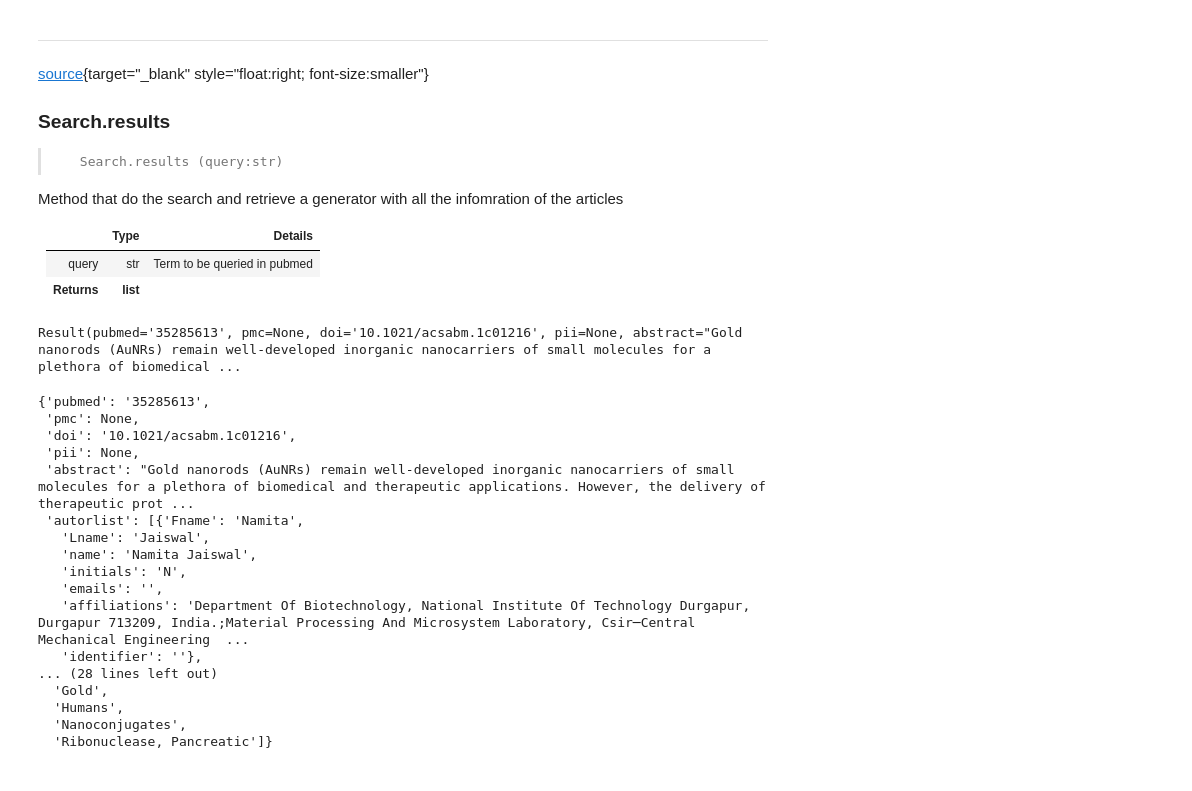
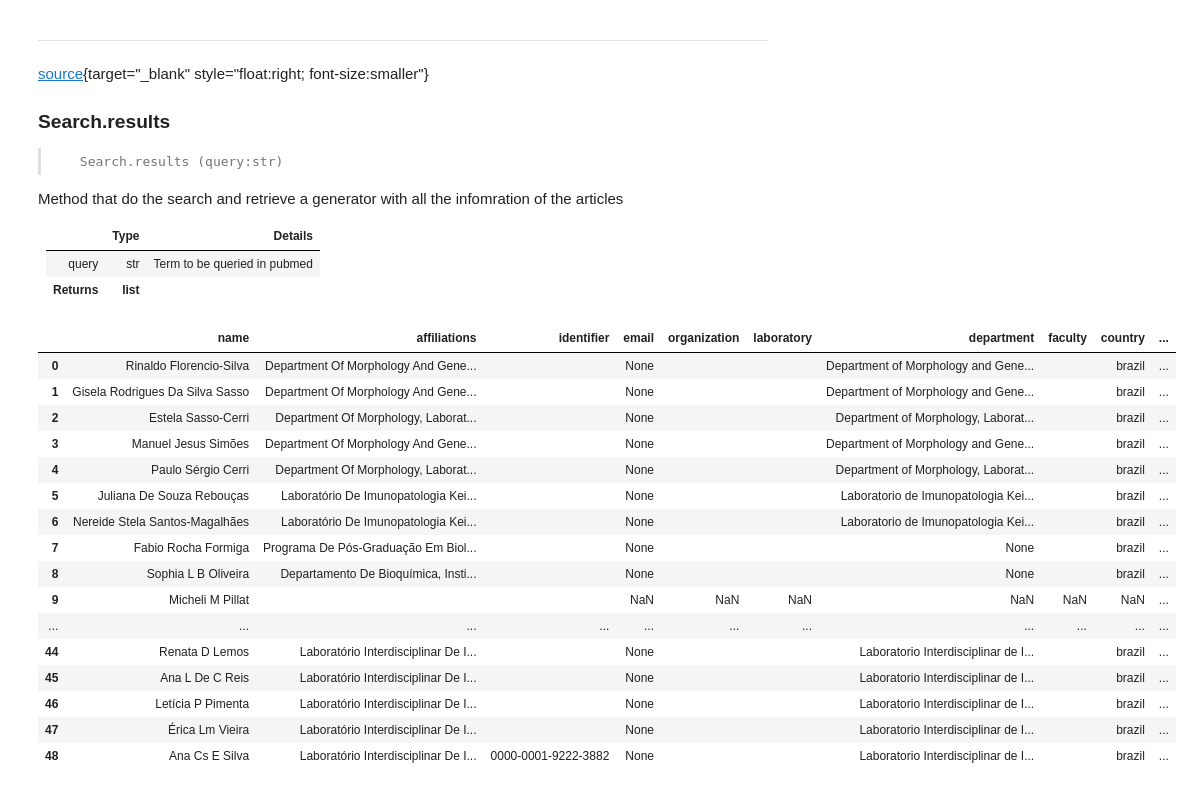
Before and after one commit to Dmaturana81/pubmed_lib, a Jupyter notebook: _proc/index.ipynb, the cells around one changed output. Saved outputs shown, nothing was run; the diff lists cells and outputs as text; code cells hidden in the pictures.

```diff
--- a/_proc/index.ipynb
+++ b/_proc/index.ipynb
@@ -127,24 +114,24 @@ res = list(results)
-# %%
-res[0]
-# %% [output]
-Result(pubmed='35285613', pmc=None, doi='10.1021/acsabm.1c01216', pii=None, abstract="Gold nanorods (AuNRs) remain well-developed inorganic nanocarriers of small molecules for a plethora of biomedical ...
-# %%
-res[0].dict()
-# %% [output]
-{'pubmed': '35285613',
- 'pmc': None,
- 'doi': '10.1021/acsabm.1c01216',
- 'pii': None,
- 'abstract': "Gold nanorods (AuNRs) remain well-developed inorganic nanocarriers of small molecules for a plethora of biomedical and therapeutic applications. However, the delivery of therapeutic prot ...
- 'autorlist': [{'Fname': 'Namita',
-   'Lname': 'Jaiswal',
-   'name': 'Namita Jaiswal',
-   'initials': 'N',
-   'emails': '',
-   'affiliations': 'Department Of Biotechnology, National Institute Of Technology Durgapur, Durgapur 713209, India.;Material Processing And Microsystem Laboratory, Csir─Central Mechanical Engineering  ...
-   'identifier': ''},
-... (28 lines left out)
-  'Gold',
-  'Humans',
-  'Nanoconjugates',
-  'Ribonuclease, Pancreatic']}
+# %%
+search = Search(retmax=10, mindate=2023, country='Brazil', search_tag='Title/Abstract')
+# %%
+results_affil = search.results("growth factors")
+# %%
+results_affil.to_df('autors')
+# %% [output]
+|  | name | affiliations | identifier | email | organization | laboratory | department | faculty | country | ... |
+| 0 | Rinaldo Florencio-Silva | Department Of Morphology And Gene... |  | None |  |  | Department of Morphology and Gene... |  | brazil | ... |
+| 1 | Gisela Rodrigues Da Silva Sasso | Department Of Morphology And Gene... |  | None |  |  | Department of Morphology and Gene... |  | brazil | ... |
+| 2 | Estela Sasso-Cerri | Department Of Morphology, Laborat... |  | None |  |  | Department of Morphology, Laborat... |  | brazil | ... |
+| 3 | Manuel Jesus Simões | Department Of Morphology And Gene... |  | None |  |  | Department of Morphology and Gene... |  | brazil | ... |
+| 4 | Paulo Sérgio Cerri | Department Of Morphology, Laborat... |  | None |  |  | Department of Morphology, Laborat... |  | brazil | ... |
+| 5 | Juliana De Souza Rebouças | Laboratório De Imunopatologia Kei... |  | None |  |  | Laboratorio de Imunopatologia Kei... |  | brazil | ... |
+| 6 | Nereide Stela Santos-Magalhães | Laboratório De Imunopatologia Kei... |  | None |  |  | Laboratorio de Imunopatologia Kei... |  | brazil | ... |
+| 7 | Fabio Rocha Formiga | Programa De Pós-Graduação Em Biol... |  | None |  |  | None |  | brazil | ... |
+| 8 | Sophia L B Oliveira | Departamento De Bioquímica, Insti... |  | None |  |  | None |  | brazil | ... |
+| 9 | Micheli M Pillat |  |  | NaN | NaN | NaN | NaN | NaN | NaN | ... |
+| ... | ... | ... | ... | ... | ... | ... | ... | ... | ... | ... |
+| 44 | Renata D Lemos | Laboratório Interdisciplinar De I... |  | None |  |  | Laboratorio Interdisciplinar de I... |  | brazil | ... |
+| 45 | Ana L De C Reis | Laboratório Interdisciplinar De I... |  | None |  |  | Laboratorio Interdisciplinar de I... |  | brazil | ... |
+| 46 | Letícia P Pimenta | Laboratório Interdisciplinar De I... |  | None |  |  | Laboratorio Interdisciplinar de I... |  | brazil | ... |
+| 47 | Érica Lm Vieira | Laboratório Interdisciplinar De I... |  | None |  |  | Laboratorio Interdisciplinar de I... |  | brazil | ... |
+| 48 | Ana Cs E Silva | Laboratório Interdisciplinar De I... | 0000-0001-9222-3882 | None |  |  | Laboratorio Interdisciplinar de I... |  | brazil | ... |
```
Also changed, not shown: parts of 8 cells of this notebook, 6 other files.
